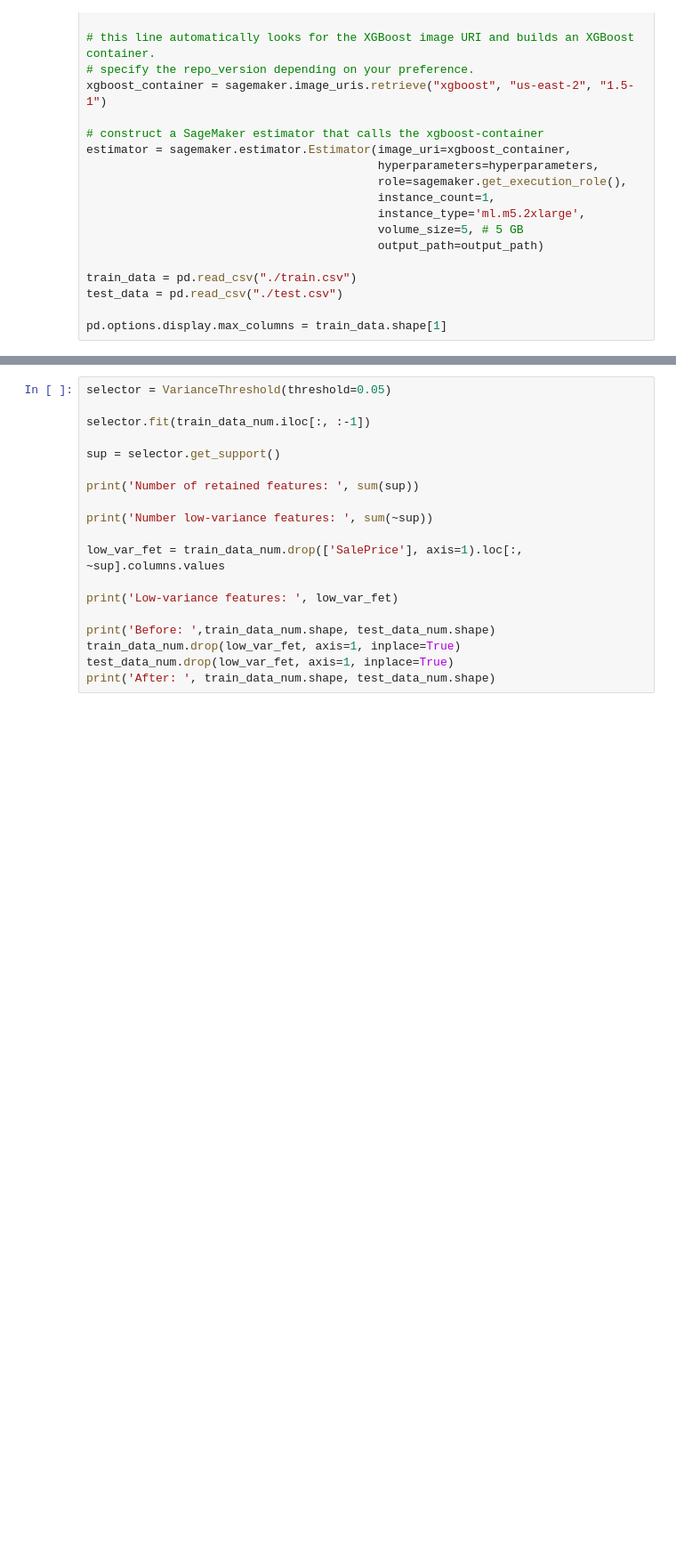
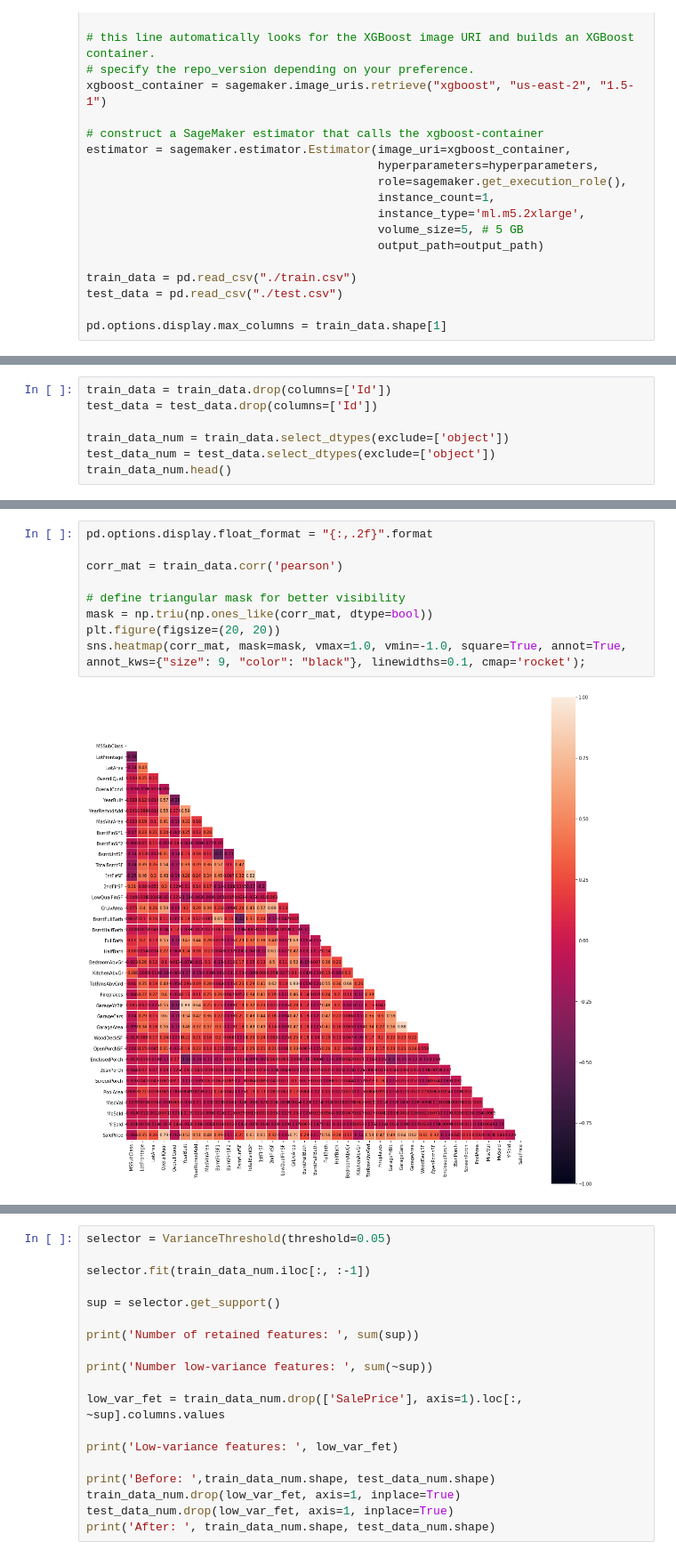
Before and after one commit to ccrngd1/KAGGLE-housePrices, a Jupyter notebook: Kaggle-HousePrices.ipynb, the cells around one changed output, grey strips where cells are left out. Shown: that part at 89% size. Cells and saved outputs as stored; diff of their text form; blank space fills up the shorter version.

```diff
--- a/Kaggle-HousePrices.ipynb
+++ b/Kaggle-HousePrices.ipynb
@@ -76,0 +146,7 @@ train_data.describe(include = 'all')
+# %%
+train_data = train_data.drop(columns=['Id'])
+test_data = test_data.drop(columns=['Id'])
+
+train_data_num = train_data.select_dtypes(exclude=['object'])
+test_data_num = test_data.select_dtypes(exclude=['object'])
+train_data_num.head()
@@ -76,0 +160,11 @@ train_data.describe(include = 'all')
+# %%
+pd.options.display.float_format = "{:,.2f}".format
+
+corr_mat = train_data.corr('pearson')
+
+# define triangular mask for better visibility
+mask = np.triu(np.ones_like(corr_mat, dtype=bool))
+plt.figure(figsize=(20, 20))
+sns.heatmap(corr_mat, mask=mask, vmax=1.0, vmin=-1.0, square=True, annot=True, annot_kws={"size": 9, "color": "black"}, linewidths=0.1, cmap='rocket');
+# %% [output]
+[figure, added]
```
Also changed, not shown: parts of 21 cells of this notebook, 8 other files.
